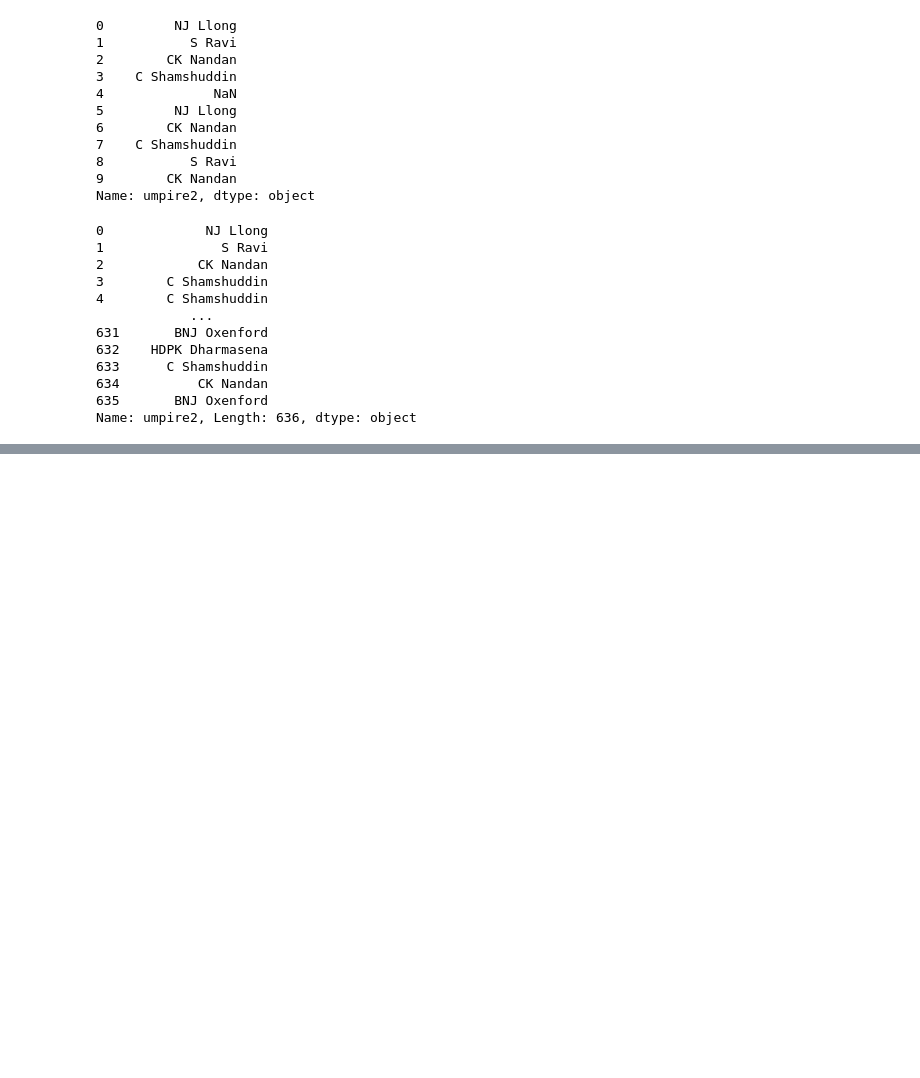
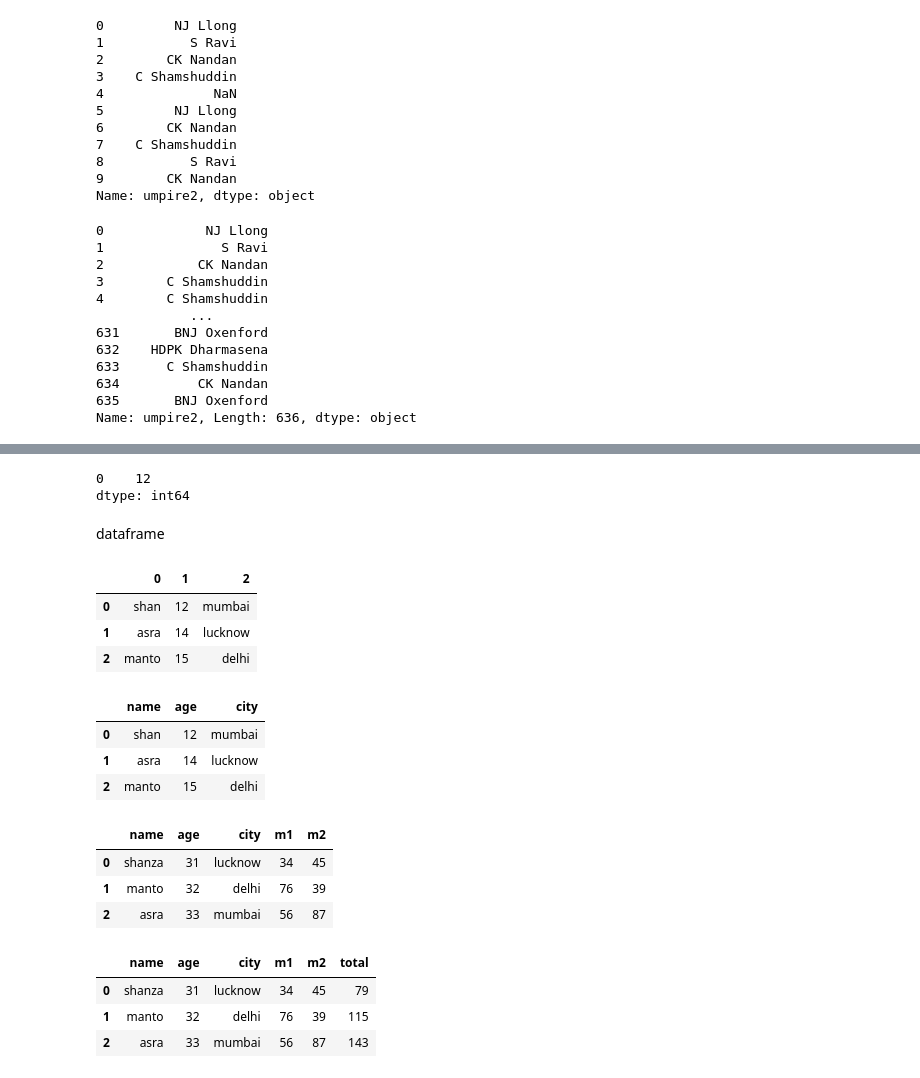
Before and after one commit to shanzasayeed/PANDAS, a Jupyter notebook: IPL_ANALYSIS.IPYNB, the cells around one changed output, grey strips where cells are left out. Cells and saved outputs as stored; diff of their text form; code cells hidden in the pictures; blank space fills up the shorter version.

```diff
--- a/IPL_ANALYSIS.IPYNB
+++ b/IPL_ANALYSIS.IPYNB
@@ -1073,0 +1167,7 @@ Name: umpire2, Length: 636, dtype: object
+# %%
+s
+# %% [output]
+0    12
+dtype: int64
+# %% [markdown]
+dataframe
@@ -1073,0 +1179,7 @@ Name: umpire2, Length: 636, dtype: object
+# %%
+df
+# %% [output]
+|  | 0 | 1 | 2 |
+| 0 | shan | 12 | mumbai |
+| 1 | asra | 14 | lucknow |
+| 2 | manto | 15 | delhi |
@@ -1073,0 +1188,7 @@ Name: umpire2, Length: 636, dtype: object
+# %%
+df
+# %% [output]
+|  | name | age | city |
+| 0 | shan | 12 | mumbai |
+| 1 | asra | 14 | lucknow |
+| 2 | manto | 15 | delhi |
@@ -1073,0 +1198,18 @@ Name: umpire2, Length: 636, dtype: object
+# %%
+df=pd.DataFrame(dict)
+# %%
+df
+# %% [output]
+|  | name | age | city | m1 | m2 |
+| 0 | shanza | 31 | lucknow | 34 | 45 |
+| 1 | manto | 32 | delhi | 76 | 39 |
+| 2 | asra | 33 | mumbai | 56 | 87 |
+# %%
+df['total']=df['m1']+df['m2']
+# %%
+df
+# %% [output]
+|  | name | age | city | m1 | m2 | total |
+| 0 | shanza | 31 | lucknow | 34 | 45 | 79 |
+| 1 | manto | 32 | delhi | 76 | 39 | 115 |
+| 2 | asra | 33 | mumbai | 56 | 87 | 143 |
```
Also changed, not shown: parts of 22 cells of this notebook, 1 other file.
